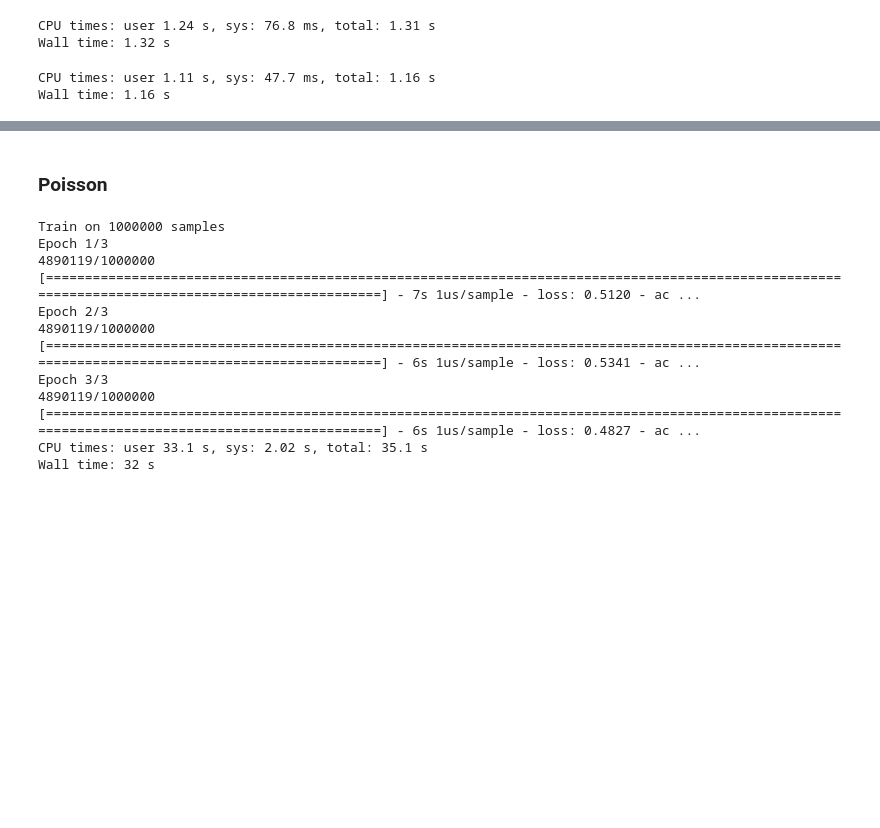
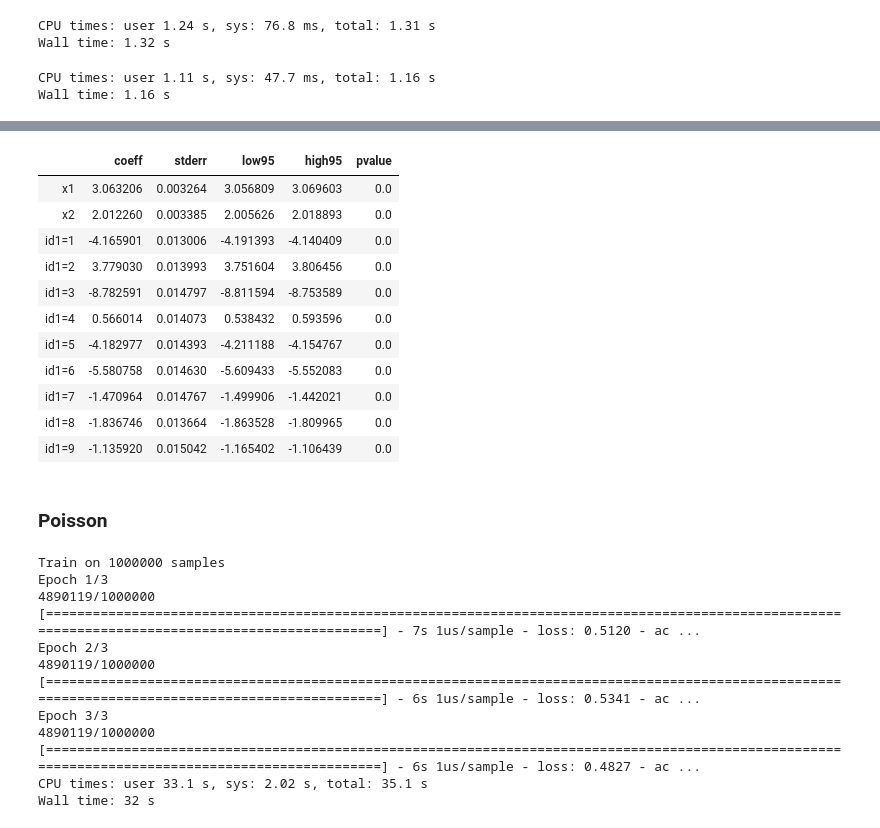
Before and after one commit to iamlemec/fastreg, a Jupyter notebook: benchmark.ipynb, the cells around one changed output, grey strips where cells are left out. Drawn from its saved outputs; the diff is of its cells as text; code cells hidden in the pictures; blank space fills up the shorter version.

```diff
--- a/benchmark.ipynb
+++ b/benchmark.ipynb
@@ -100,3 +129,18 @@ Wall time: 1.16 s
+# %%
+frl.ols(y='y', x=['x1', 'x2'], fe=['id1'], ab=['id2'], intercept=False, data=df)
+# %% [output]
+|  | coeff | stderr | low95 | high95 | pvalue |
+| x1 | 3.063206 | 0.003264 | 3.056809 | 3.069603 | 0.0 |
+| x2 | 2.012260 | 0.003385 | 2.005626 | 2.018893 | 0.0 |
+| id1=1 | -4.165901 | 0.013006 | -4.191393 | -4.140409 | 0.0 |
+| id1=2 | 3.779030 | 0.013993 | 3.751604 | 3.806456 | 0.0 |
+| id1=3 | -8.782591 | 0.014797 | -8.811594 | -8.753589 | 0.0 |
+| id1=4 | 0.566014 | 0.014073 | 0.538432 | 0.593596 | 0.0 |
+| id1=5 | -4.182977 | 0.014393 | -4.211188 | -4.154767 | 0.0 |
+| id1=6 | -5.580758 | 0.014630 | -5.609433 | -5.552083 | 0.0 |
+| id1=7 | -1.470964 | 0.014767 | -1.499906 | -1.442021 | 0.0 |
+| id1=8 | -1.836746 | 0.013664 | -1.863528 | -1.809965 | 0.0 |
+| id1=9 | -1.135920 | 0.015042 | -1.165402 | -1.106439 | 0.0 |
 # %% [markdown]
 ### Poisson
 # %%
```
Also changed, not shown: parts of 5 cells of this notebook, 2 other files.
